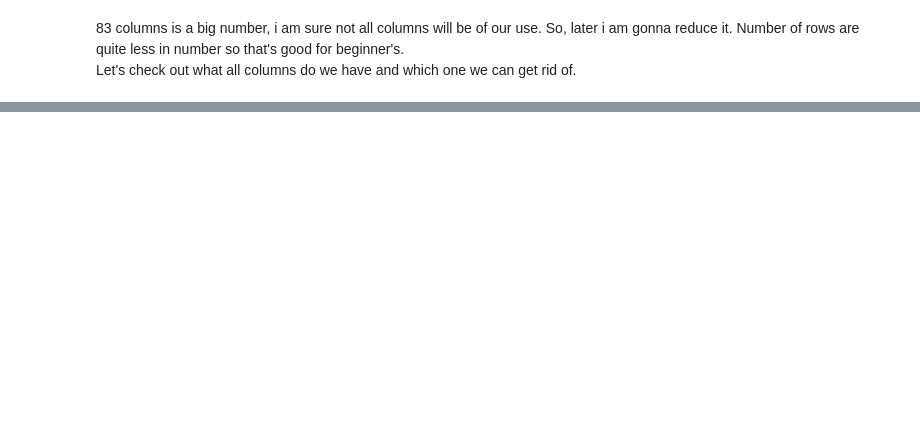
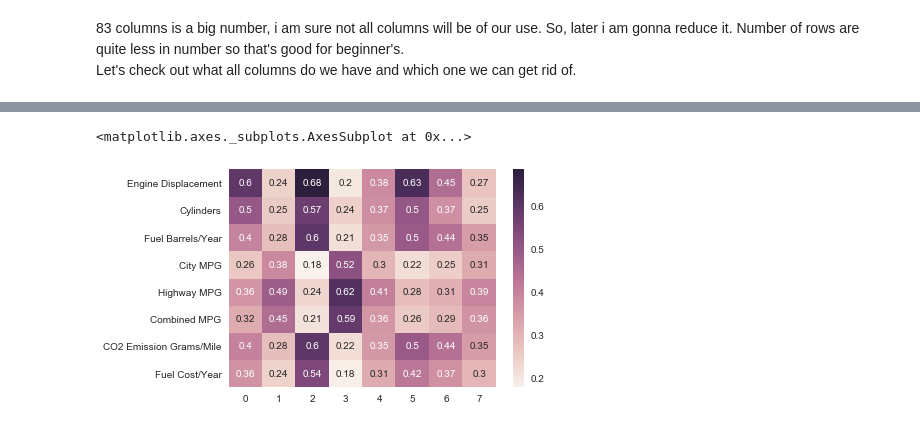
Before and after one commit to akm-2016/Data-Exploration-Framework-Python-, a Jupyter notebook: EDA_Vehicle_Fuel_Economy_Data.ipynb, the cells around one changed output, grey strips where cells are left out. Cells and saved outputs as stored; diff of their text form; code cells hidden in the pictures; blank space fills up the shorter version.

```diff
--- a/EDA_Vehicle_Fuel_Economy_Data.ipynb
+++ b/EDA_Vehicle_Fuel_Economy_Data.ipynb
@@ -161,0 +242,30 @@ vehicles.dropna(subset=cols, inplace=True)
+# %%
+# Scaling the features for cluster columns. Using MaxAbsScaler, it will divide each value by the max absolute value for that
+# feature. This will preserve the distributions in the data and convert the values in each field to a number between 0 and 1,
+# technically -1 and 1, but we don't have any negatives
+from sklearn import preprocessing
+scaler = preprocessing.MaxAbsScaler()
+
+vehicle_clusters = scaler.fit_transform(vehicles[cluster_columns])
+vehicle_clusters = pd.DataFrame(vehicle_clusters, columns=cluster_columns)
+# %%
+# Using k-means clustering algorithm
+from sklearn.cluster import KMeans
+
+def kmeans_cluster(df, n_clusters=2):
+    model = KMeans(n_clusters=n_clusters, random_state=1)
+    clusters = model.fit_predict(df)
+    cluster_results = df.copy()
+    cluster_results['Cluster'] = clusters
+    return cluster_results
+# %%
+# Count the number of vehicles that fall into each cluster and calculate the cluster means for each feature.
+def summarize_clustering(results):
+    cluster_size = results.groupby(['Cluster']).size().reset_index()
+    cluster_size.columns = ['Cluster', 'Count']
+    cluster_means = results.groupby(['Cluster'], as_index=False).mean()
+    cluster_summary = pd.merge(cluster_size, cluster_means, on='Cluster')
+    return cluster_summary
+# %%
+cluster_results = kmeans_cluster(vehicle_clusters, 8)
+cluster_summary = summarize_clustering(cluster_results)
@@ -161,0 +284,10 @@ vehicles.dropna(subset=cols, inplace=True)
+# %%
+# Other than count rest of the summary is like reading Spanish to me (Lolz). So, voila !!! let's plot it to understand it.
+import matplotlib.pyplot as plt
+import seaborn as sns
+%matplotlib inline
+
+sns.heatmap(cluster_summary[cluster_columns].transpose(), annot=True)
+# %% [output]
+<matplotlib.axes._subplots.AxesSubplot at 0x...>
+[figure, added]
```
Also changed, not shown: parts of 49 cells of this notebook.
